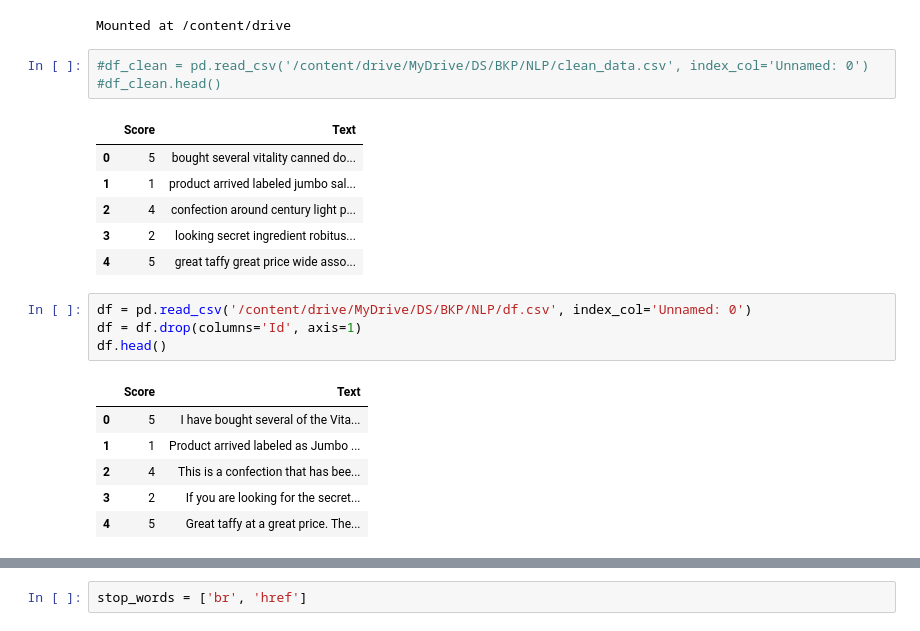
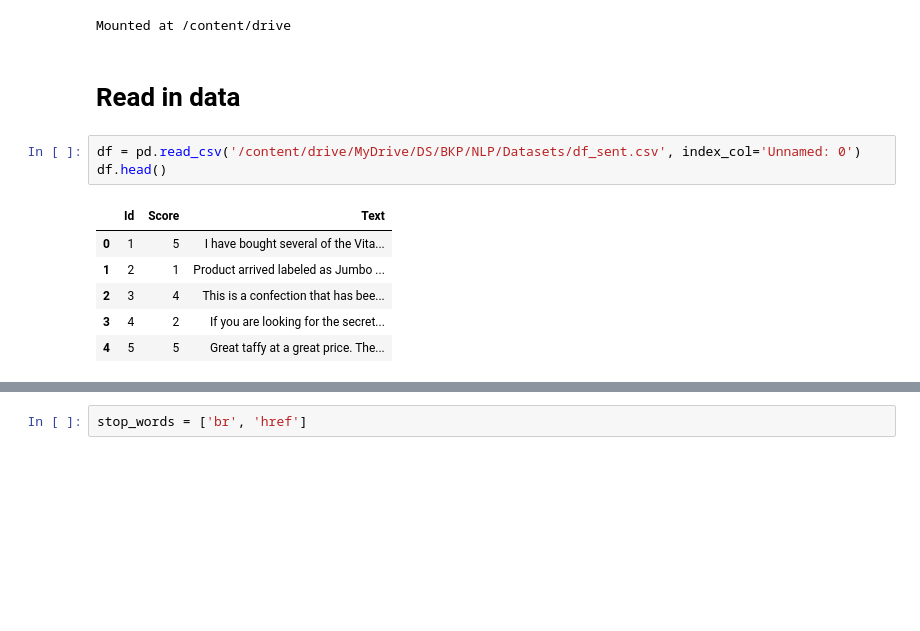
Before and after one commit to Lyu-Sterkh/Sentiment-analysis, a Jupyter notebook: Vader&RoBERTa_on_clean_data.ipynb, the cells around one changed output, grey strips where cells are left out. Cells and saved outputs as stored; diff of their text form; blank space fills up the shorter version.

Commit message:
Dataset link corrected, unnecessary rows delated

```diff
--- a/Vader&RoBERTa_on_clean_data.ipynb
+++ b/Vader&RoBERTa_on_clean_data.ipynb
@@ -75,27 +67,18 @@ from google.colab import drive
 drive.mount('/content/drive')
 # %% [output]
 Mounted at /content/drive
+# %% [markdown]
+# Read in data
 # %%
-#df_clean = pd.read_csv('/content/drive/MyDrive/DS/ВКР/NLP/clean_data.csv', index_col='Unnamed: 0')
-#df_clean.head()
+df = pd.read_csv('/content/drive/MyDrive/DS/ВКР/NLP/Datasets/df_sent.csv', index_col='Unnamed: 0')
+df.head()
 # %% [output]
-|  | Score | Text |
-| 0 | 5 | bought several vitality canned do... |
-| 1 | 1 | product arrived labeled jumbo sal... |
-| 2 | 4 | confection around century light p... |
-| 3 | 2 | looking secret ingredient robitus... |
-| 4 | 5 | great taffy great price wide asso... |
+|  | Id | Score | Text |
+| 0 | 1 | 5 | I have bought several of the Vita... |
+| 1 | 2 | 1 | Product arrived labeled as Jumbo ... |
+| 2 | 3 | 4 | This is a confection that has bee... |
+| 3 | 4 | 2 | If you are looking for the secret... |
+| 4 | 5 | 5 | Great taffy at a great price. The... |
-# %%
-df = pd.read_csv('/content/drive/MyDrive/DS/ВКР/NLP/df.csv', index_col='Unnamed: 0')
-df = df.drop(columns='Id', axis=1)
-df.head()
-# %% [output]
-|  | Score | Text |
-| 0 | 5 | I have bought several of the Vita... |
-| 1 | 1 | Product arrived labeled as Jumbo ... |
-| 2 | 4 | This is a confection that has bee... |
-| 3 | 2 | If you are looking for the secret... |
-| 4 | 5 | Great taffy at a great price. The... |
 # %%
 df.info()
 # %% [output]
```
Also changed, not shown: parts of 35 cells of this notebook.
